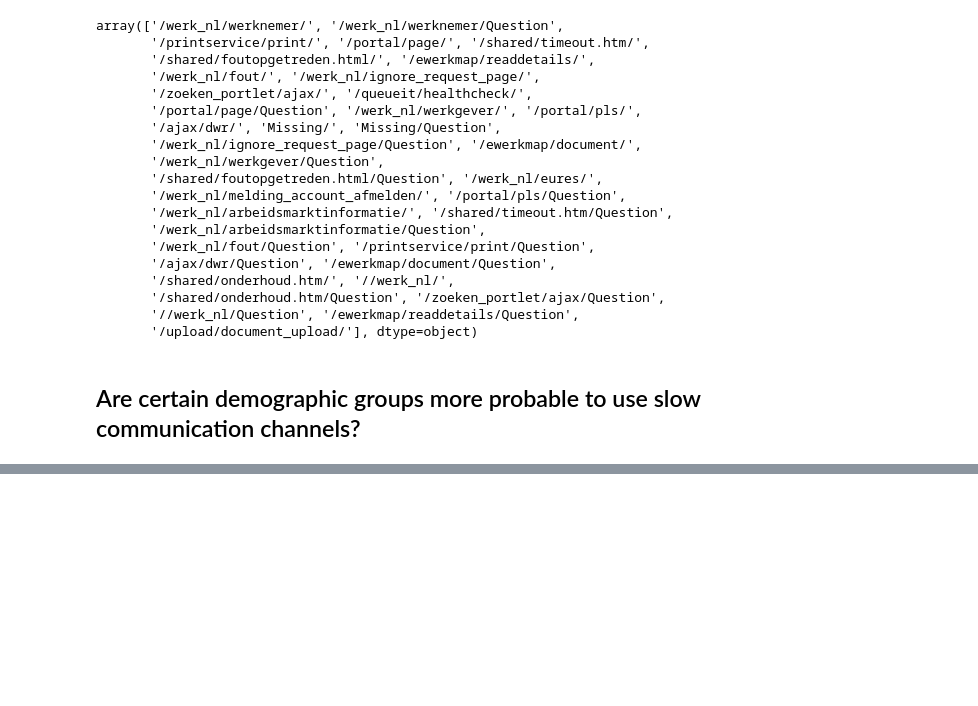
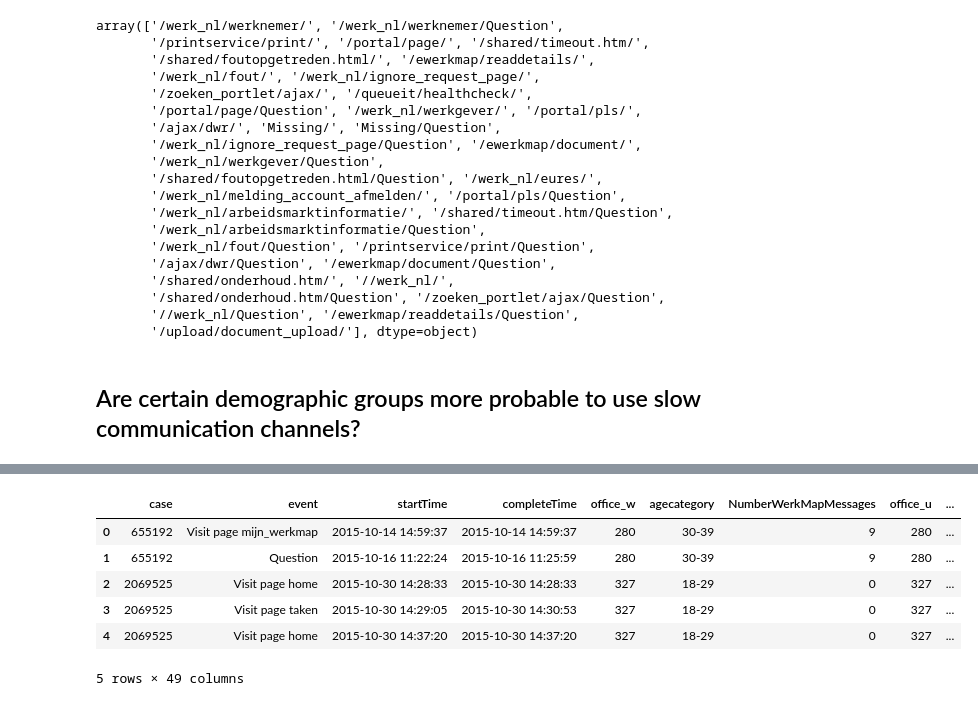
Before and after one commit to TCACastelijns/UVW, a Jupyter notebook: EDA.ipynb, the cells around one changed output, grey strips where cells are left out. Drawn from its saved outputs; the diff is of its cells as text; code cells hidden in the pictures; blank space fills up the shorter version.

```diff
--- a/EDA.ipynb
+++ b/EDA.ipynb
@@ -301,0 +306,42 @@ len(question_sessions[question_sessions['gender'] == 'V']) / len(question_sessio
+# %%
+trigger = ['Visit page mijn_werkmap',
+ 'Visit page home',
+ 'Visit page taken',
+ 'Visit page vacatures_bij_mijn_cv',
+ 'Visit page mijn_berichten',
+ 'Visit page werkmap',
+ 'Visit page mijn_documenten',
+ 'Visit page mijn_sollicitaties',
+ 'Visit page mijn_cv',
+ 'Visit page mijn_tips',
+ 'Visit page inschrijven',
+ 'Visit page foutopgetreden.html']
+
+def to_log(log,session_df):
+    """
+    Translate the session view back to the original format
+    """
+    session_set = session_df['sessionid'].unique()
+    return log[log['sessionid'].isin(session_set)]
+
+
+sad_paths_Q = pd.read_csv('C:/Users/s157084/Google Drive/Projects Process Mining/Data/paths/sad_log_1Q_inclQ.csv', encoding = "ISO-8859-1")
+aggregations = {'event': lambda x: list(x),
+                'startTime': 'first',
+                'completeTime': 'last',
+                'gender': 'first'
+               }
+
+sessions = sad_paths_Q.groupby('sessionid', as_index=False).agg(aggregations)
+path_trigger = filter_traces(sessions, *trigger, include=True)
+path_trigger  = to_log(sad_paths_Q, path_trigger)
+path_trigger.to_csv('data/sad_path_trigger.csv',index=False)
+path_trigger.head()
+# %% [output]
+|  | case | event | startTime | completeTime | office_w | agecategory | NumberWerkMapMessages | office_u | ... |
+| 0 | 655192 | Visit page mijn_werkmap | 2015-10-14 14:59:37 | 2015-10-14 14:59:37 | 280 | 30-39 | 9 | 280 | ... |
+| 1 | 655192 | Question | 2015-10-16 11:22:24 | 2015-10-16 11:25:59 | 280 | 30-39 | 9 | 280 | ... |
+| 2 | 2069525 | Visit page home | 2015-10-30 14:28:33 | 2015-10-30 14:28:33 | 327 | 18-29 | 0 | 327 | ... |
+| 3 | 2069525 | Visit page taken | 2015-10-30 14:29:05 | 2015-10-30 14:30:53 | 327 | 18-29 | 0 | 327 | ... |
+| 4 | 2069525 | Visit page home | 2015-10-30 14:37:20 | 2015-10-30 14:37:20 | 327 | 18-29 | 0 | 327 | ... |
+5 rows × 49 columns
```
Also changed, not shown: parts of 3 cells of this notebook, 2 other files.
